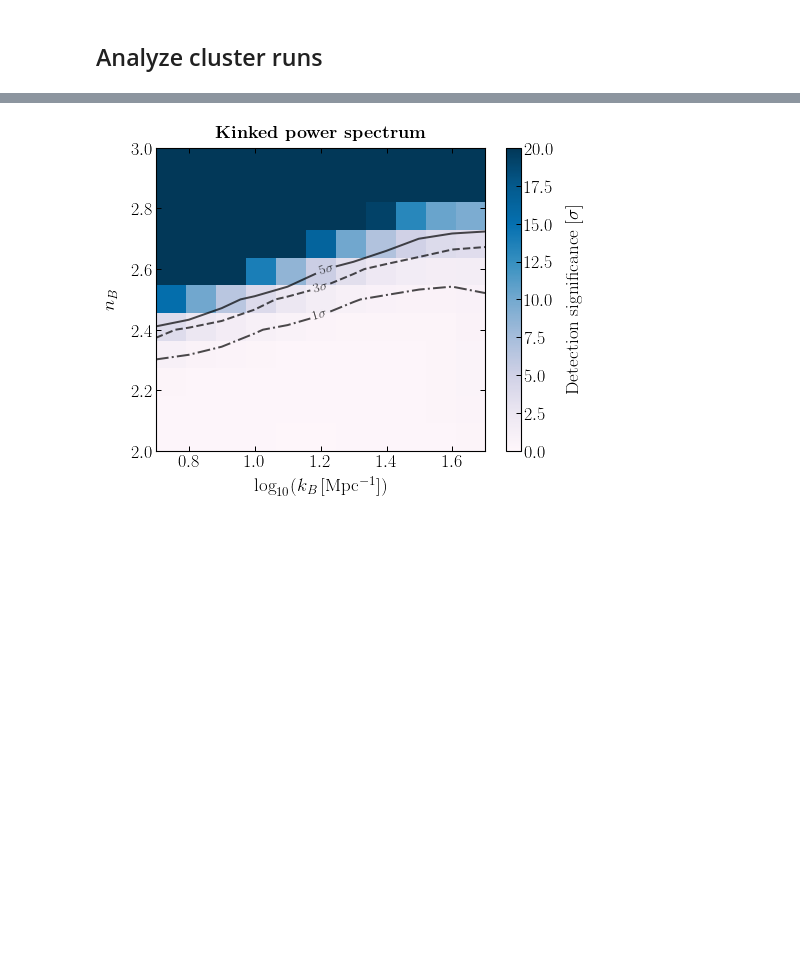
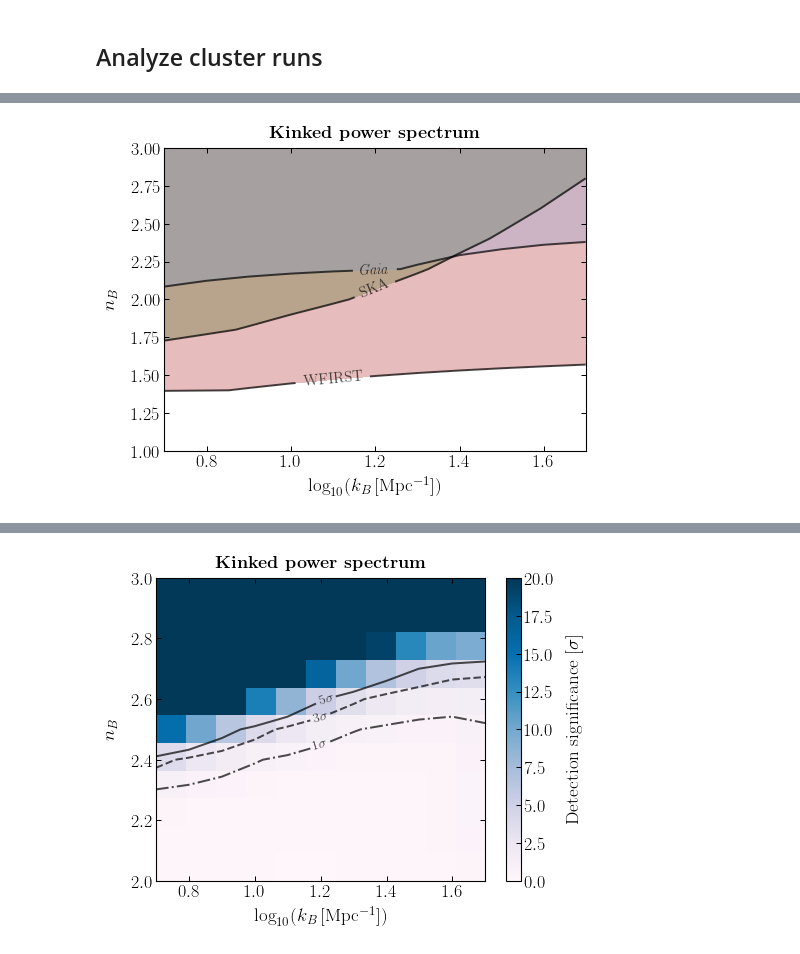
Before and after one commit to smsharma/astrometry-lensing-correlations, a Jupyter notebook: theory/notebooks/08_kink_pipeline.ipynb, the cells around one changed output, grey strips where cells are left out. Cells and saved outputs as stored; diff of their text form; code cells hidden in the pictures; blank space fills up the shorter version.

```diff
--- a/theory/notebooks/08_kink_pipeline.ipynb
+++ b/theory/notebooks/08_kink_pipeline.ipynb
@@ -197,0 +293,18 @@ plt.yscale("log")
+# %%
+M_min = 1e1
+n_B_ary = np.linspace(1, 3, 11)
+k_B_ary = np.logspace(np.log10(5), np.log10(50), 11)
+
+sens_ska_ary = np.zeros((len(n_B_ary), len(k_B_ary)))
+sens_wfirst_ary = np.zeros((len(n_B_ary), len(k_B_ary)))
+sens_gaia_ary = np.zeros((len(n_B_ary), len(k_B_ary)))
+
+for i_n_B, n_B in enumerate((tqdm_notebook(n_B_ary))):
+    for i_k_B, k_B in enumerate((k_B_ary)):
+        filename = "../cluster/cluster_out/calib_" + str(k_B) + "_" + str(n_B) + "_" + str(M_min) +  ".npz"
+        if not os.path.isfile(filename): continue
+        npz = np.load(filename)
+
+        sens_ska_ary[i_n_B, i_k_B] = npz['sig_ska'][0]# get_sens(C_l_mu, C_l_alpha, f_sky=0.05, sigma_mu=10000, sigma_alpha=10, l_max=lmax, l_max_alpha=lmax, l_max_mu=lmax)[1]
+        sens_wfirst_ary[i_n_B, i_k_B] = npz['sig_wfirst'][0]# get_sens(C_l_mu, C_l_alpha, f_sky=0.05, sigma_mu=10000, sigma_alpha=10, l_max=lmax, l_max_alpha=lmax, l_max_mu=lmax)[1]
+        sens_gaia_ary[i_n_B, i_k_B] = npz['sig_gaia'][0]# get_sens(C_l_mu, C_l_alpha, f_sky=0.05, sigma_mu=10000, sigma_alpha=10, l_max=lmax, l_max_alpha=lmax, l_max_mu=lmax)[1]
@@ -197,0 +313,40 @@ plt.yscale("log")
+# %%
+mpl.rcParams['figure.figsize'] = 7, 5.5
+fig, ax = plt.subplots()
+
+
+X, Y = np.meshgrid(np.log10(k_B_ary), n_B_ary)
+
+ax.contourf(X, Y, sens_ska_ary, levels = [0,1], linestyles=['-'], linewidths=2, alpha=0.3, colors='forestgreen')
+CS1 = ax.contour(X, Y, sens_ska_ary, levels = [1], linestyles=['-'], colors='k', linewidths=2, alpha=0.7)
+fmt1 = {}
+strs = ['SKA']
+for l, s in zip(CS1.levels, strs):
+    fmt1[l] = s
+
+ax.contourf(X, Y, sens_wfirst_ary, levels = [0,1], linestyles=['-'], linewidths=2, alpha=0.3, colors='firebrick')
+CS2 = ax.contour(X, Y, sens_wfirst_ary, levels = [1], linestyles=['-'], colors='k', linewidths=2, alpha=0.7)
+fmt2 = {}
+strs = ['WFIRST']
+for l, s in zip(CS2.levels, strs):
+    fmt2[l] = s
+
+ax.contourf(X, Y, sens_gaia_ary, levels = [0,1], linestyles=['-'], linewidths=2, alpha=0.2, colors='cornflowerblue')
+CS3 = ax.contour(X, Y, sens_gaia_ary, levels = [1], linestyles=['-'], colors='k', linewidths=2, alpha=0.7)
+fmt3 = {}
+strs = ['\emph{Gaia}']
+for l, s in zip(CS3.levels, strs):
+    fmt3[l] = s
+
+ax.clabel(CS1, fmt=fmt1,inline=1, fontsize=15)
+ax.clabel(CS2, fmt=fmt2,inline=1, fontsize=15)
+ax.clabel(CS3, fmt=fmt3,inline=1, fontsize=15)
+
+ax.set_xlabel("$\log_{10}(k_B\,\mathrm{[Mpc^{-1}]})$")
+ax.set_ylabel("$n_B$")
+ax.set_title('\\textbf{Kinked power spectrum}', fontsize=18)
+
+plt.tight_layout()
+plt.savefig(plots_dir + "kink_PS_sig.pdf")
+# %% [output]
+[figure, added]
```
Also changed, not shown: parts of 16 cells of this notebook.
